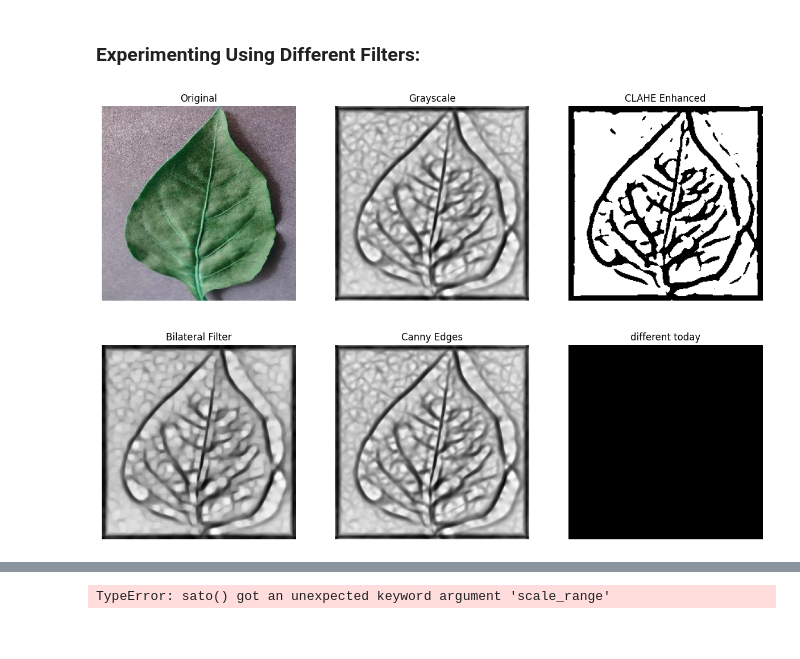
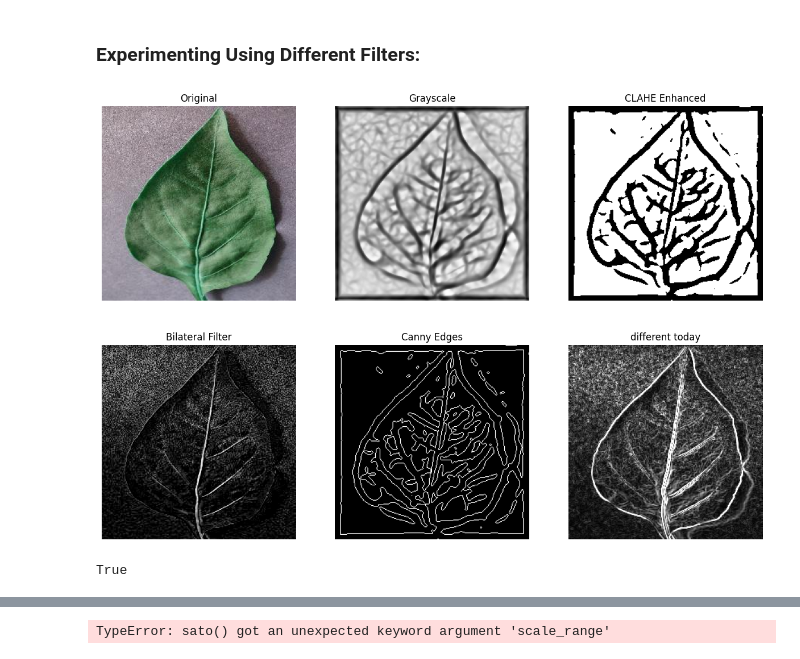
Before and after one commit to DEDfreak/AlignTogether-PlantVeinDetection, a Jupyter notebook: vein_extraction.ipynb, the cells around one changed output, grey strips where cells are left out. Saved outputs shown, nothing was run; the diff lists cells and outputs as text; code cells hidden in the pictures.

```diff
--- a/vein_extraction.ipynb
+++ b/vein_extraction.ipynb
@@ -145,7 +145,7 @@ image, gray = load_and_convert_to_gray(image_path)
 # Apply filters and transformations
 denoised_nlm = apply_non_local_means_denoising(gray)
 blurred = apply_gaussian_blur(gray)
-denoised_bf = apply_bilateral_filter(enhanced)
+denoised_bf = apply_bilateral_filter(gray)
 adaptive_thresh = apply_adaptive_thresholding(blurred)
 high_pass = apply_high_pass_filter(gray)
 enhanced = apply_clahe(high_pass)
@@ -168,7 +168,6 @@ def frangi_ridge_detection(image):
     # return (frangi_ridges * 255).astype(np.uint8)
     return frangi_ridges
 
-
 # 3. Sato Tubeness Filter Ridge Detection
 def sato_ridge_detection(image):
     """
@@ -176,7 +175,7 @@ def sato_ridge_detection(image):
     Parameters:
     - scale_range: tuple, min and max scales for detection.
     """
-    sato_ridges = sato(image, sigmas= range(2,3,4))
+    sato_ridges = sato(image, sigmas= range(1,4,4), black_ridges=True, mode= 'reflect')
     return (sato_ridges * 255).astype(np.uint8)
 
 # 5. Gabor Filter-Based Ridge Detection
@@ -194,35 +193,64 @@ def gabor_ridge_detection(image, ksize=21, sigma=5, theta=np.pi/4, lamda=10, gam
     gabor_ridges = cv2.filter2D(image, cv2.CV_8UC3, gabor_kernel)
     return gabor_ridges
 
+# 8. Morphological Ridge Detection
+def morphological_ridge_detection(image):
+    """
+    Detects ridges using morphological operations.
+    Parameters:
+    - kernel_size: size of the structuring element for morphology.
+    """
+    kernel_size=(5,5)
+    kernel = cv2.getStructuringElement(cv2.MORPH_RECT, kernel_size)
+    tophat = cv2.morphologyEx(image, cv2.MORPH_TOPHAT, kernel)
+    return tophat
+
+# 7. Sobel Ridge Detection
+def sobel_ridge_detection(image):
+    """
+    Detects ridges using the Sobel operator.
+    """
+    sobelx = cv2.Sobel(image, cv2.CV_64F, 1, 0, ksize=3)
+    sobely = cv2.Sobel(image, cv2.CV_64F, 0, 1, ksize=3)
+    sobel_ridges = cv2.magnitude(sobelx, sobely)
+    return cv2.convertScaleAbs(sobel_ridges)
 
 # Apply filters and transformations
 frangi_ridges = frangi_ridge_detection(enhanced)
 # sato_ridges = sato_ridge_detection(high_pass)
 wavelet_ridges = sato_ridge_detection(gray)
+morphological_ridges = morphological_ridge_detection(enhanced)
+sobel_ridges = sobel_ridge_detection(gray)
 
 sigma = 3
 hessian_matrices = hessian_matrix(high_pass, sigma=sigma, use_gaussian_derivatives=False)
 eig1, eig2 = hessian_matrix_eigvals(hessian_matrices)
 eig2_normalized = cv2.normalize(eig2, None, 0, 255, cv2.NORM_MINMAX).astype(np.uint8)
 eig2_normalized = apply_clahe(eig2_normalized)
 
-sato_ridges = sato_ridge_detection(eig2_normalized)
+# sato_ridges = sato_ridge_detection(eig2_normalized)
 im_bw = cv2.threshold(eig2_normalized, 145, 255, cv2.THRESH_BINARY)[1]
 skeleton = perform_skeletonization(eig2_normalized)
 
 # Apply erosion
 eroded_image = cv2.erode(im_bw, cv2.getStructuringElement(cv2.MORPH_CROSS, (3, 3)), iterations=1)
-diff = cv2.subtract(eroded_image, im_bw)
+diff = cv2.subtract(im_bw, eroded_image)
+sato_ridges = sato_ridge_detection(im_bw)
 # dilated = cv2.dilate(eroded_image, kernel)
 # Threshold the image to get a binary image
 # _, binary_image = cv2.threshold(eig2, 200, 255, cv2.THRESH_BINARY)
 
 
 # Display images
 display_images(
-    [image, eig2_normalized, im_bw, opened, eig2_normalized, diff],
+    [image, eig2_normalized, im_bw, morphological_ridges, diff, sobel_ridges],
     ['Original', 'Grayscale', 'CLAHE Enhanced', 'Bilateral Filter', 'Canny Edges', 'different today'],
     cols=3
 )
 # %% [output]
-[figure, old version]
+[figure, new version]
+# %%
+cv2.imwrite('Result1.png', im_bw)
+cv2.imwrite('Result2.png', diff)
+# %% [output]
+True
```
Also changed, not shown: parts of 1 cell of this notebook.
